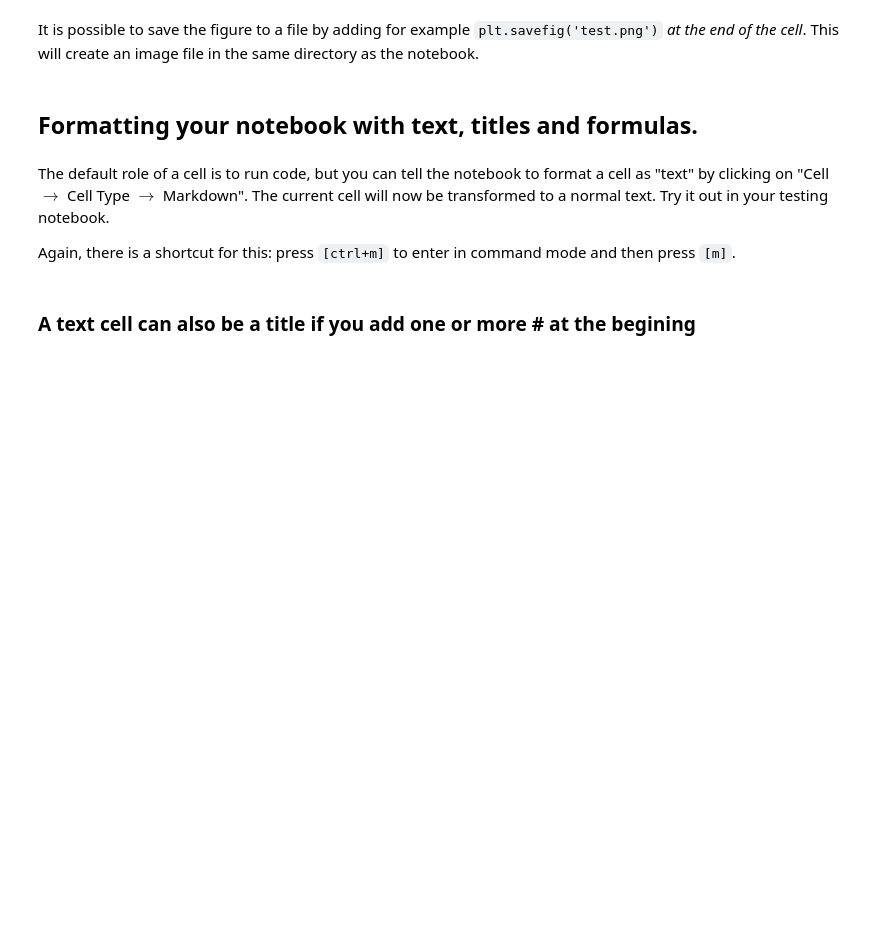
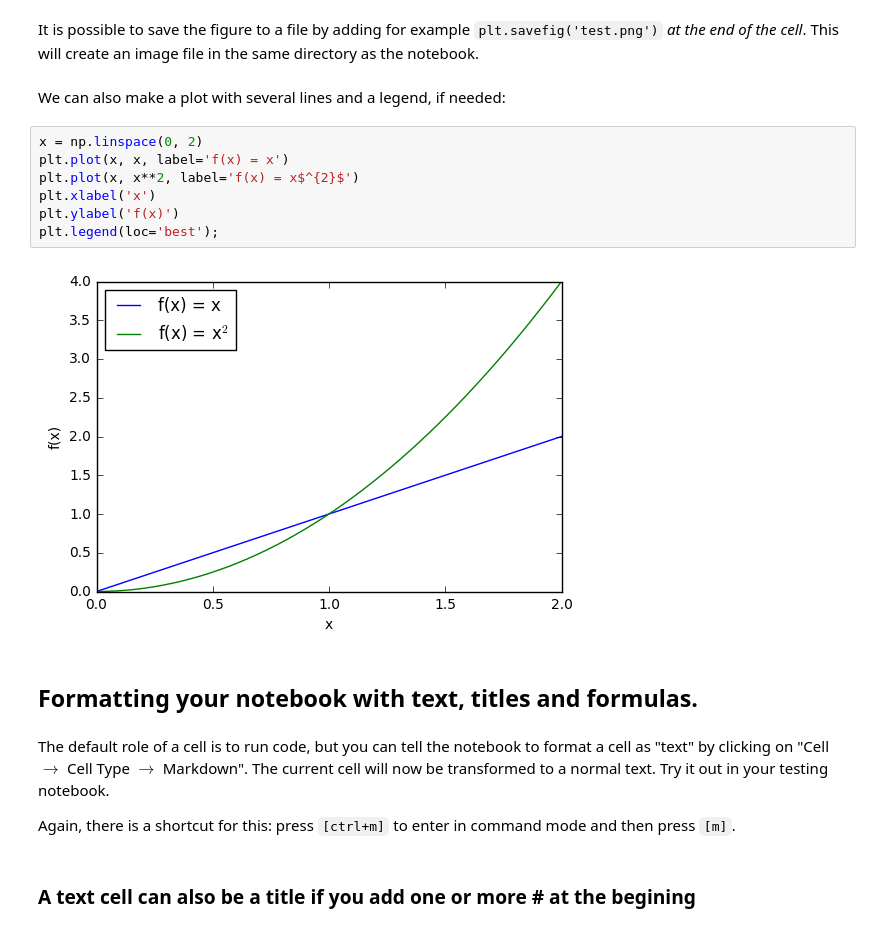
Before and after one commit to fmaussion/teaching, a Jupyter notebook: ws_2016/00_Getting_Started.ipynb, the cells around one changed output. Drawn from its saved outputs; the diff is of its cells as text; blank space fills up the shorter version.

```diff
--- a/ws_2016/00_Getting_Started.ipynb
+++ b/ws_2016/00_Getting_Started.ipynb
@@ -243,5 +351,16 @@ plt.title('x square');  # the semicolon (;) is optional. Try to remove it and se
 # %% [markdown]
 It is possible to save the figure to a file by adding for example `plt.savefig('test.png')` *at the end of the cell*. This will create an image file in the same directory as the notebook.
+# %% [markdown]
+We can also make a plot with several lines and a legend, if needed:
+# %%
+x = np.linspace(0, 2)
+plt.plot(x, x, label='f(x) = x')
+plt.plot(x, x**2, label='f(x) = x$^{2}$')
+plt.xlabel('x')
+plt.ylabel('f(x)')
+plt.legend(loc='best');
+# %% [output]
+[figure, added]
 # %% [markdown]
 ## Formatting your notebook with text, titles and formulas.
 # %% [markdown]
```
Also changed, not shown: parts of 44 cells of this notebook, 2 other files.
